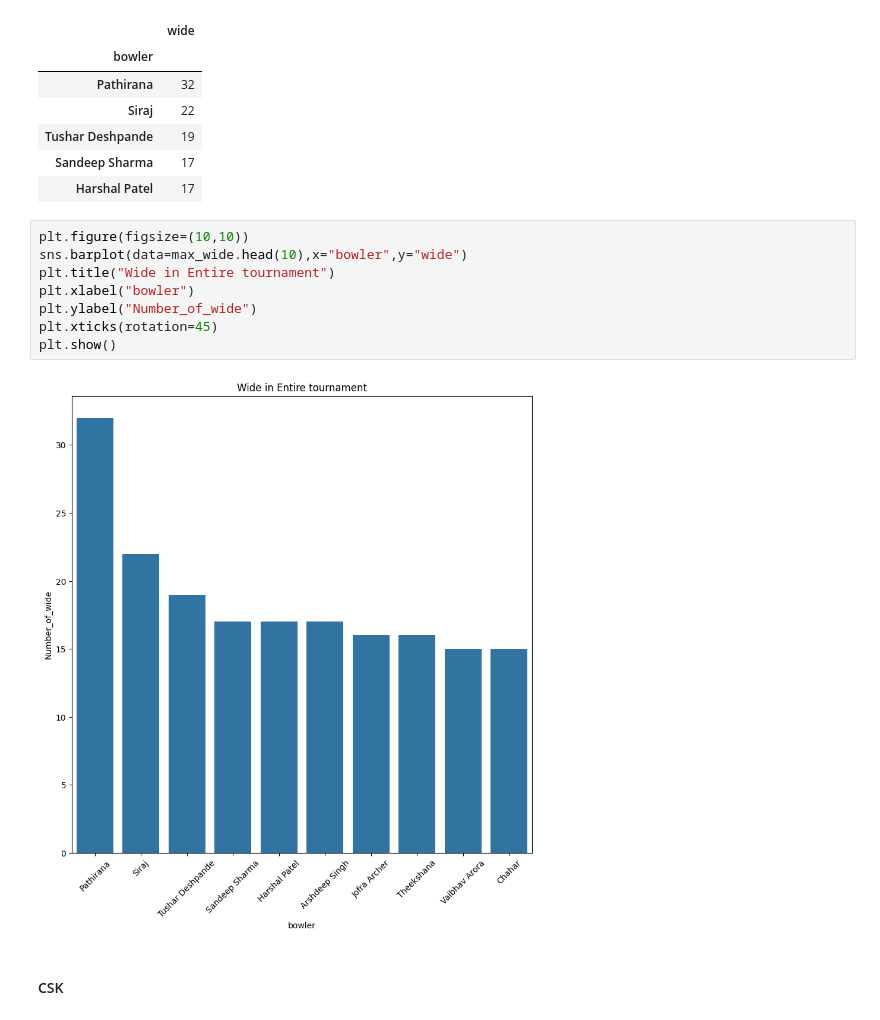
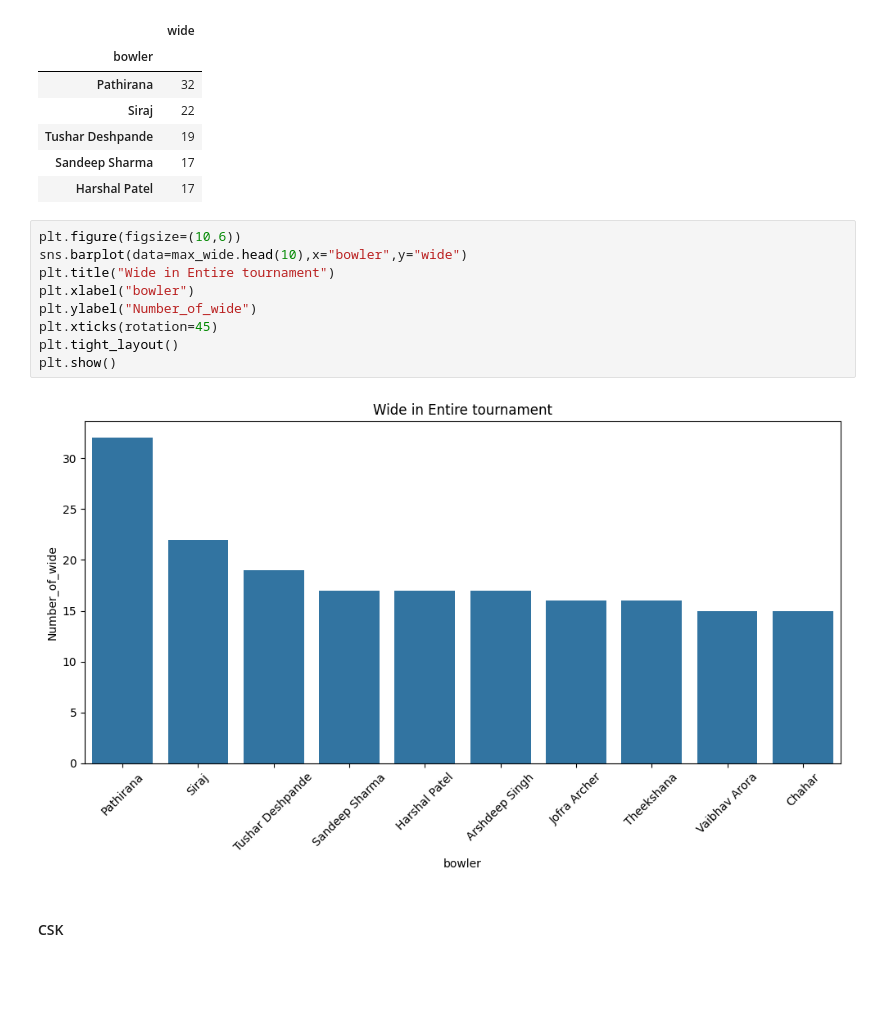
Before and after one commit to Seetharamanrs/ipl_2025_analysis, a Jupyter notebook: Analysis/Notebook.ipynb, the cells around one changed output. Drawn from its saved outputs; the diff is of its cells as text; blank space fills up the shorter version.

```diff
--- a/Analysis/Notebook.ipynb
+++ b/Analysis/Notebook.ipynb
@@ -162,15 +199,16 @@ max_wide.head()
 | Sandeep Sharma | 17 |
 | Harshal Patel | 17 |
 # %%
-plt.figure(figsize=(10,10))
+plt.figure(figsize=(10,6))
 sns.barplot(data=max_wide.head(10),x="bowler",y="wide")
 plt.title("Wide in Entire tournament")
 plt.xlabel("bowler")
 plt.ylabel("Number_of_wide")
 plt.xticks(rotation=45)
+plt.tight_layout()
 plt.show()
 # %% [output]
-[figure, old version]
+[figure, new version]
 # %% [markdown]
 #### CSK
 # %%
```
Also changed, not shown: parts of 10 cells of this notebook.
